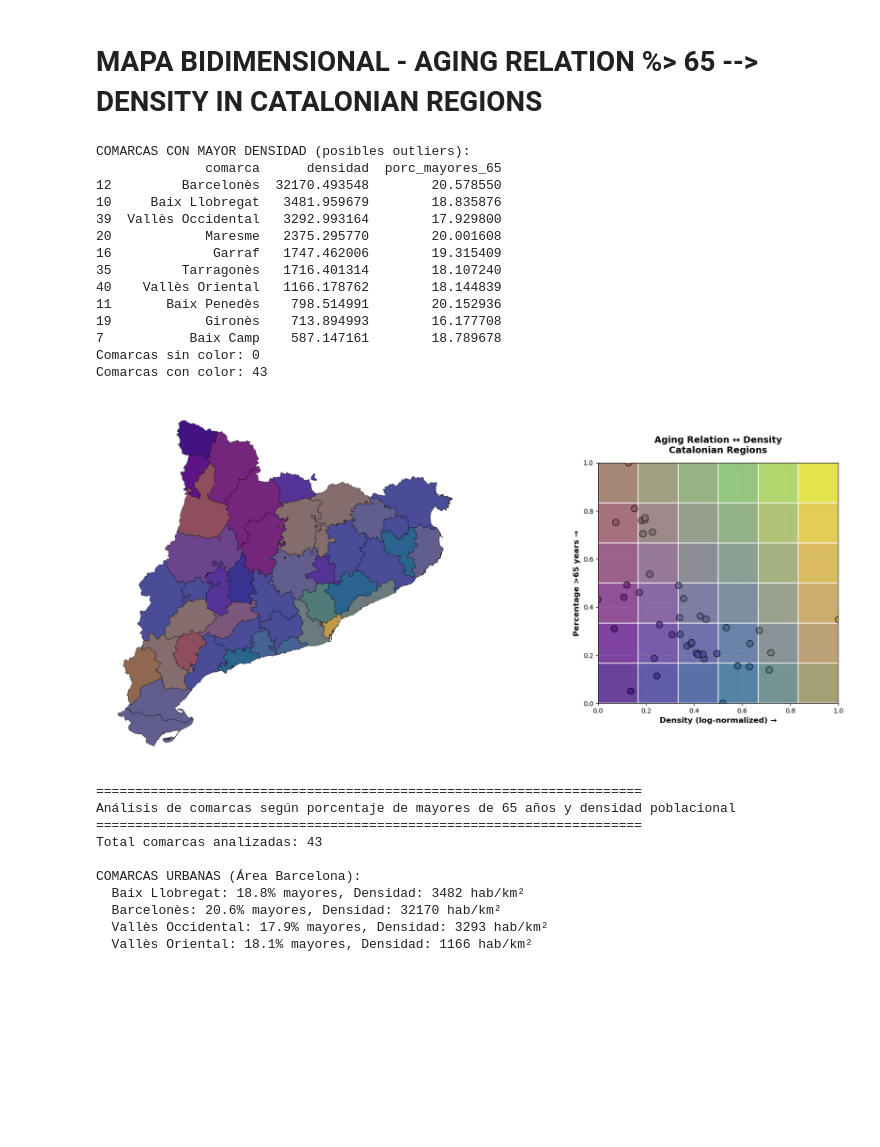
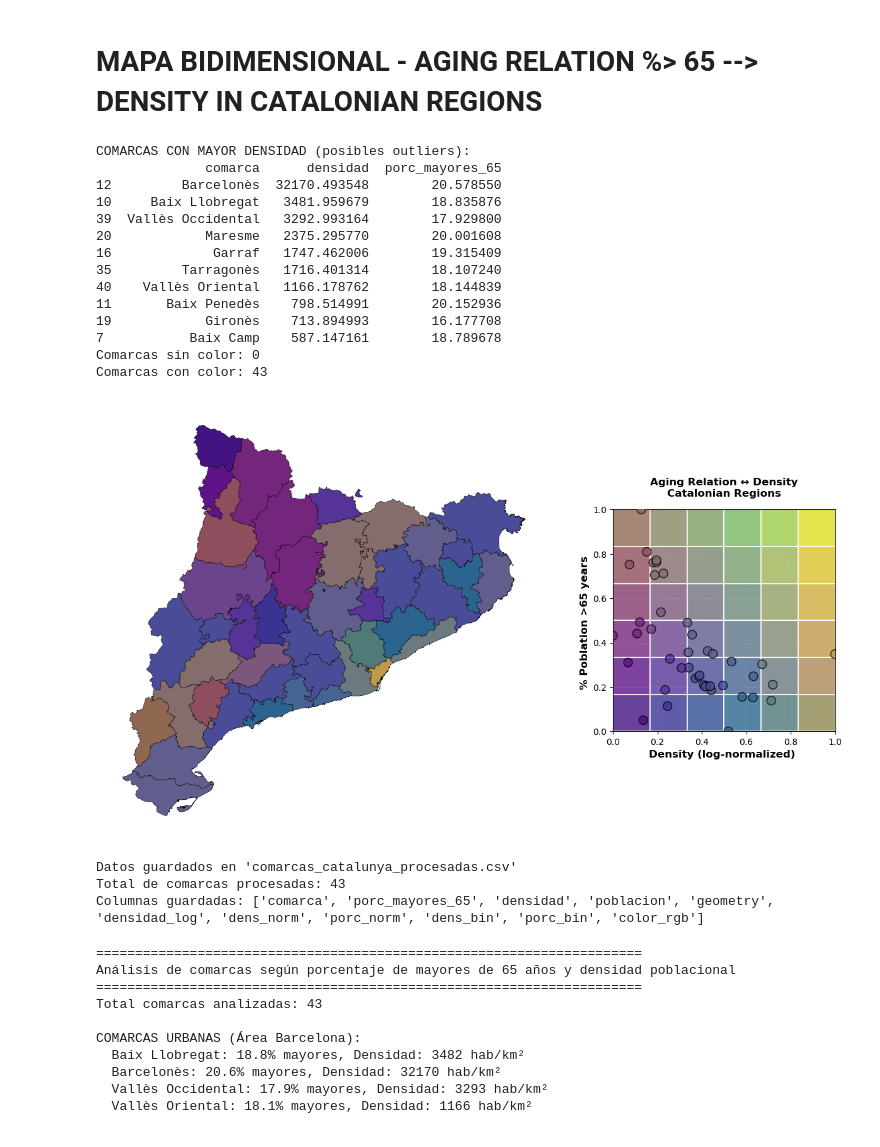
Before and after one commit to alexdeharo269/CatDef, a Jupyter notebook: javierfernandez.ipynb, the cells around one changed output. Drawn from its saved outputs; the diff is of its cells as text; code cells hidden in the pictures; blank space fills up the shorter version.

```diff
--- a/javierfernandez.ipynb
+++ b/javierfernandez.ipynb
@@ -705,7 +705,7 @@ gdf_comarca_panel = gdf_comarca.merge(df_panel[['comarca', 'color_rgb', 'dens_no
                                      left_on="NOMCOMAR", right_on="comarca", how="left")
 
 # Plot combinado
-fig = plt.figure(figsize=(22, 10))
+fig = plt.figure(figsize=(15, 10))
 gs = fig.add_gridspec(1, 2, width_ratios=[2, 1], wspace=0.2)
 
 # Mapa principal - TODAS las comarcas deben aparecer
@@ -753,37 +753,48 @@ scatter_collections = ax.collections[0]
 scatter_collections.set_facecolors(list(df_panel['color_rgb']))
 # Datos x e y
 x = df_panel["dens_norm"].values
 y = df_panel["porc_norm"].values
 
 
 
 ax.set_xlim(0, 1)
 ax.set_ylim(0, 1)
 ax.set_aspect('equal', 'box')
-ax.set_xlabel("Density (log-normalized) →", fontsize=12, fontweight='bold')
-ax.set_ylabel("Percentage >65 years →", fontsize=12, fontweight='bold')
+ax.set_xlabel("Density (log-normalized) ", fontsize=12, fontweight='bold')
+ax.set_ylabel("% Poblation >65 years ", fontsize=12, fontweight='bold')
 ax.set_title("Aging Relation ↔ Density\nCatalonian Regions",
-             fontsize=14, fontweight='bold', pad=15)
+             fontsize=12, fontweight='bold', pad=15)
 ax.grid(True, alpha=0.3, linestyle='--')
 
 plt.tight_layout()
 plt.show()
 # %% [output]
 COMARCAS CON MAYOR DENSIDAD (posibles outliers):
               comarca      densidad  porc_mayores_65
 12         Barcelonès  32170.493548        20.578550
 10     Baix Llobregat   3481.959679        18.835876
 39  Vallès Occidental   3292.993164        17.929800
 20            Maresme   2375.295770        20.001608
 16             Garraf   1747.462006        19.315409
 35         Tarragonès   1716.401314        18.107240
 40    Vallès Oriental   1166.178762        18.144839
 11       Baix Penedès    798.514991        20.152936
 19            Gironès    713.894993        16.177708
 7           Baix Camp    587.147161        18.789678
 Comarcas sin color: 0
 Comarcas con color: 43
-[figure, old version]
+[figure, new version]
+# %%
+# Guardar los datos procesados en un archivo CSV
+df_panel.to_csv("comarcas_catalunya_procesadas.csv", index=False, encoding='utf-8')
+
+print(f"Datos guardados en 'comarcas_catalunya_procesadas.csv'")
+print(f"Total de comarcas procesadas: {len(df_panel)}")
+print(f"Columnas guardadas: {list(df_panel.columns)}")
+# %% [output]
+Datos guardados en 'comarcas_catalunya_procesadas.csv'
+Total de comarcas procesadas: 43
+Columnas guardadas: ['comarca', 'porc_mayores_65', 'densidad', 'poblacion', 'geometry', 'densidad_log', 'dens_norm', 'porc_norm', 'dens_bin', 'porc_bin', 'color_rgb']
 # %%
 # Análisis completo
 print("\n" + "="*70)
```
Also changed, not shown: parts of 2 cells of this notebook, 1 other file.
